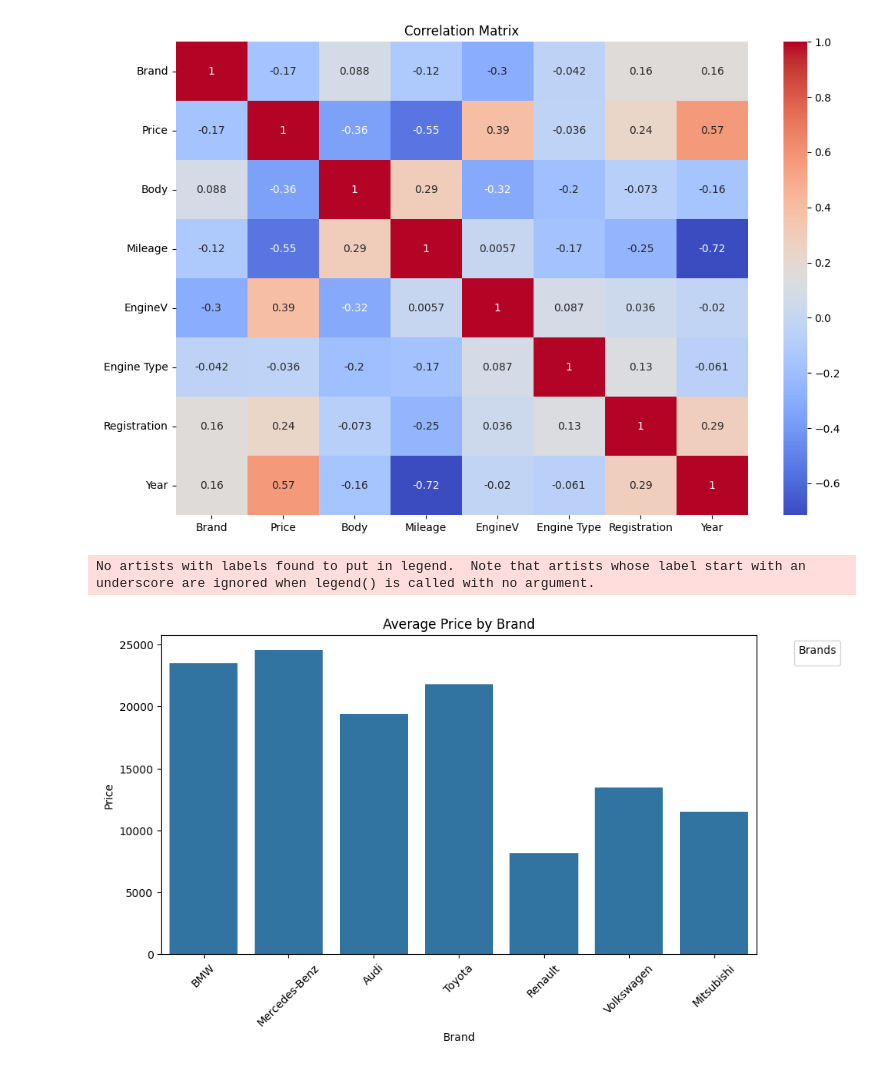
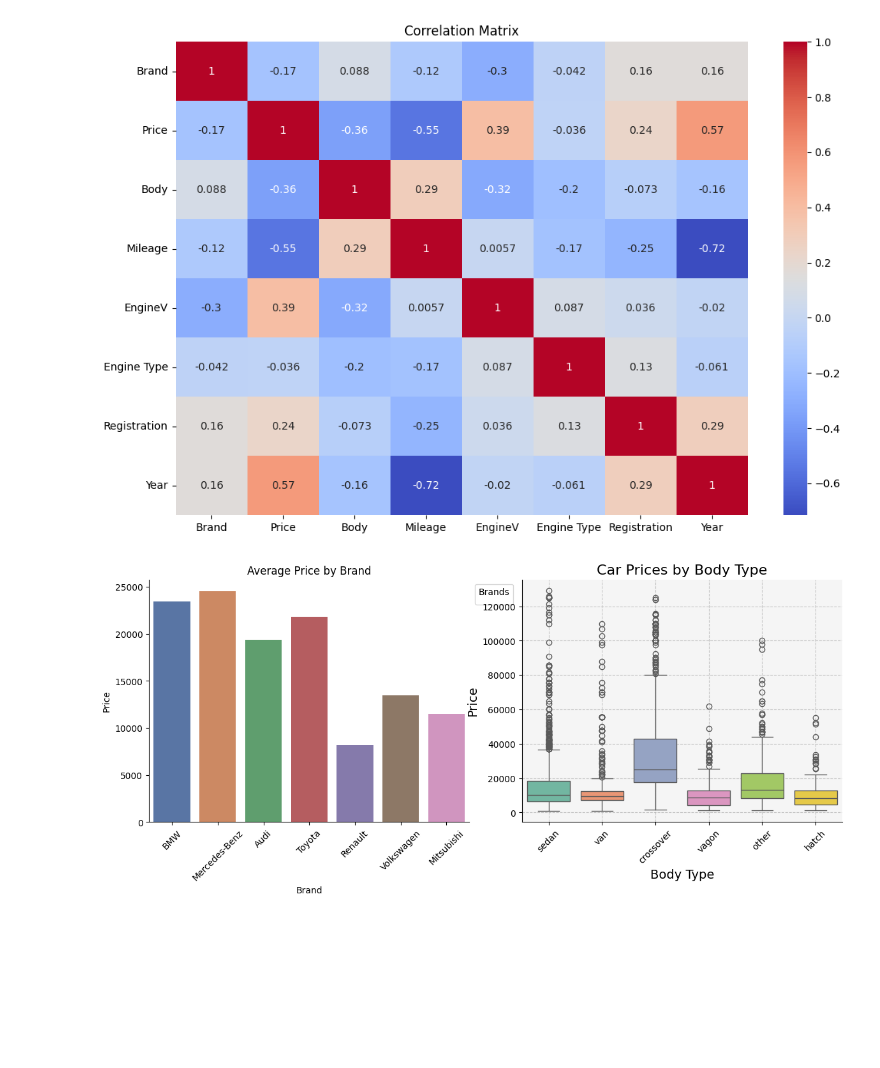
Before and after one commit to SubhamParajuli/Car-prediction-model, a Jupyter notebook: plots.ipynb, the cells around one changed output. Drawn from its saved outputs; the diff is of its cells as text; code cells hidden in the pictures; blank space fills up the shorter version.

```diff
--- a/plots.ipynb
+++ b/plots.ipynb
@@ -3,6 +3,7 @@ import numpy as np
 import pandas as pd
 import seaborn as sns
 import matplotlib.pyplot as plt
+sns.set_palette('deep')
 # %%
 car=pd.read_csv('Car_cleaned.csv')
 car.head()
@@ -30,13 +72,31 @@ plt.show()
 # %% [output]
 [figure]
 # %%
-plt.figure(figsize=(10, 6))
-sns.barplot(data=df, x='Brand', y='Price', errorbar=None)
+plt.figure(figsize=(18, 15))
+
+# First subplot: Bar Plot
+plt.subplot(3, 3, 1)
+bar_plot = sns.barplot(data=df, x='Brand', y='Price', errorbar=None, hue='Brand')
 plt.title('Average Price by Brand')
 plt.xticks(rotation=45)
-plt.legend(title='Brands', loc='upper right', bbox_to_anchor=(1.15, 1))  # Add legend
+handles, labels = bar_plot.get_legend_handles_labels()
+plt.legend(handles, labels, title='Brands', loc='upper right', bbox_to_anchor=(1.15, 1))  # Add legend
 plt.tight_layout(pad=2.0)  # Adjust padding
+
+# Second subplot: Box Plot
+plt.subplot(3, 3, 2)
+box_plot = sns.boxplot(x='Body', y='Price', hue='Body', data=df, palette='Set2', legend=False)
+plt.title('Car Prices by Body Type', fontsize=16)
+plt.xlabel('Body Type', fontsize=14)
+plt.ylabel('Price', fontsize=14)
+plt.xticks(rotation=45)
+sns.despine()
+plt.grid(True, linestyle='--', alpha=0.7)
+
+# Adding a background color
+plt.gca().set_facecolor('whitesmoke')
+
+
 plt.show()
 # %% [output]
-No artists with labels found to put in legend.  Note that artists whose label start with an underscore are ignored when legend() is called with no argument.
-[figure, old version]
+[figure, new version]
```
Also changed, not shown: parts of 10 cells of this notebook, 5 other files.
